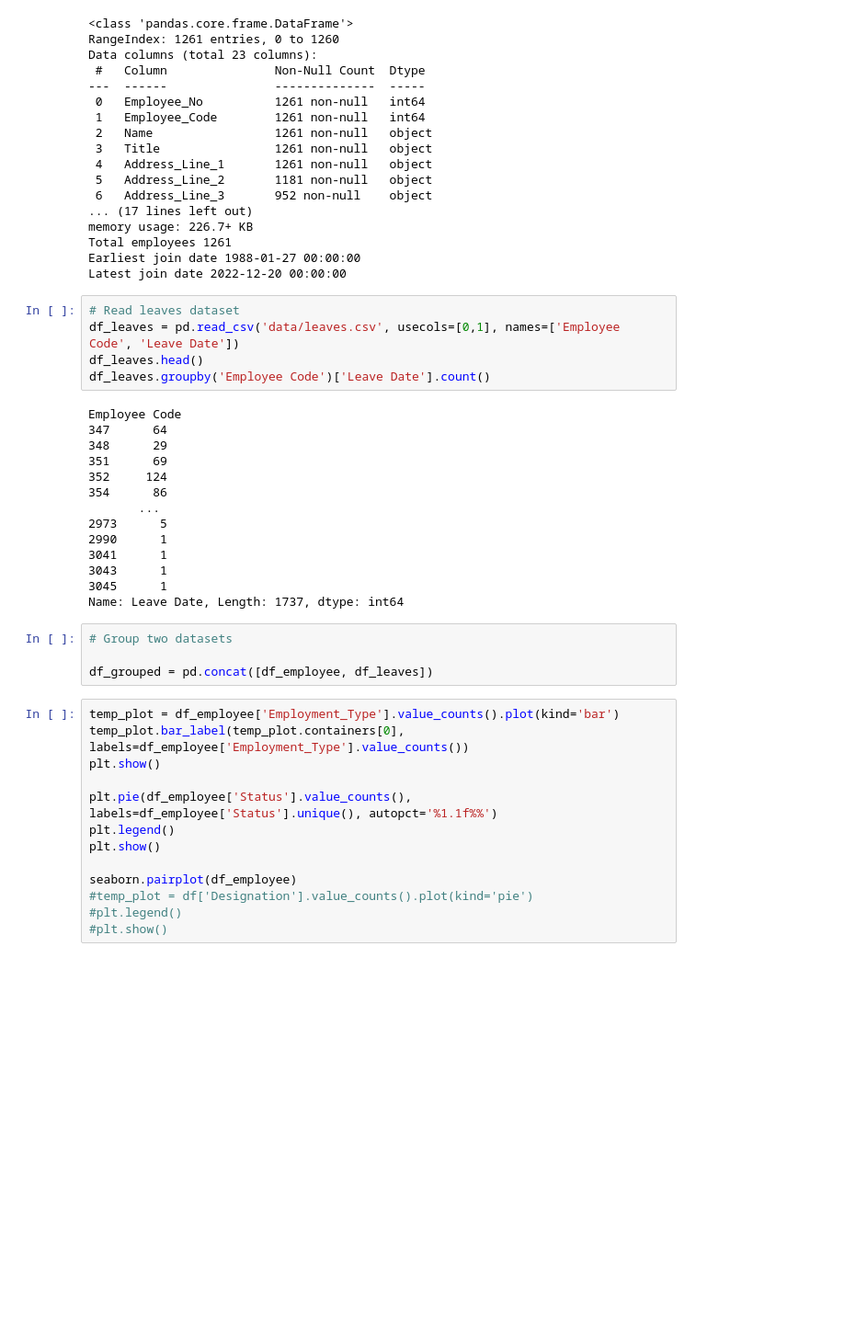
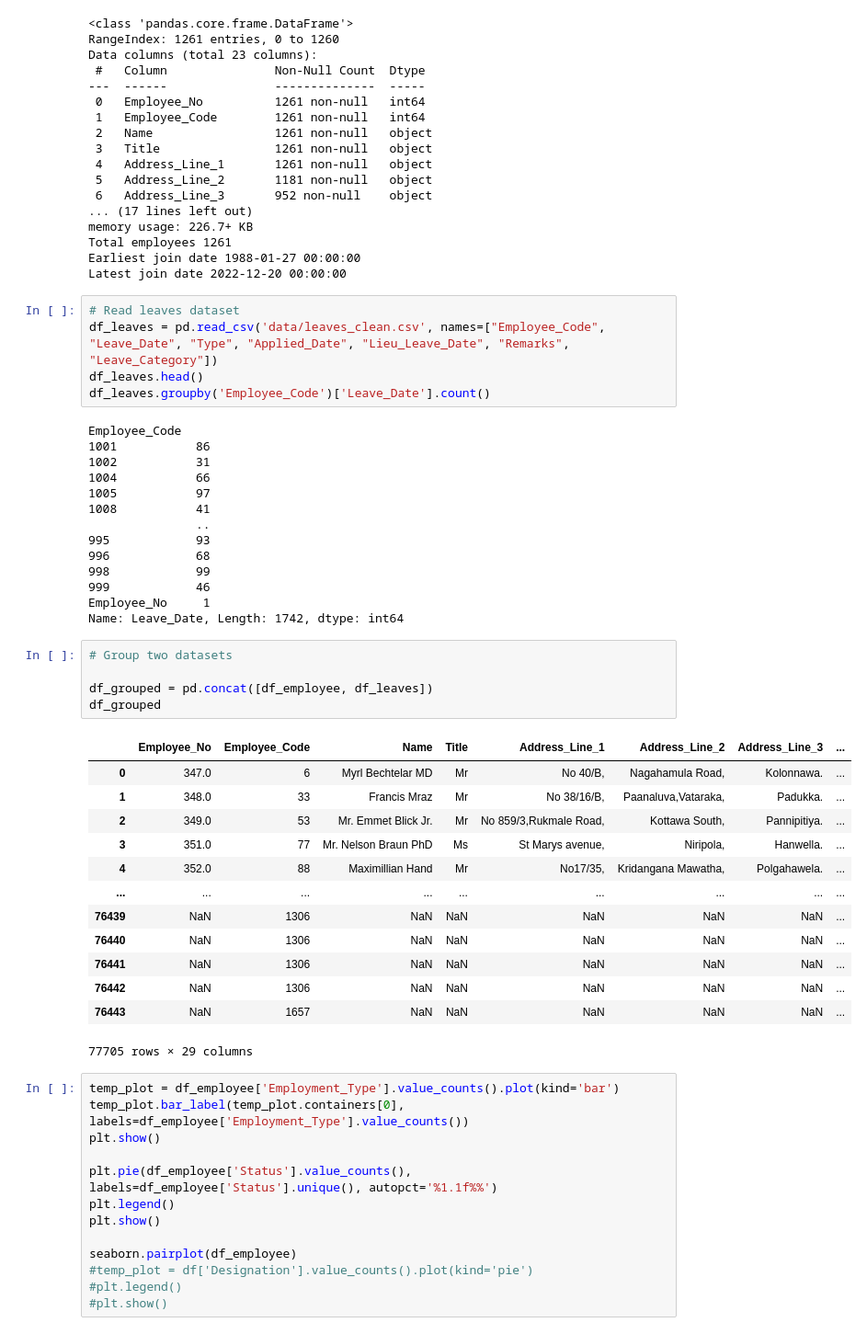
Before and after one commit to pcperera/attrition, a Jupyter notebook: descriptive-employee.ipynb, the cells around one changed output. Shown: that part at 92% size. Saved outputs shown, nothing was run; the diff lists cells and outputs as text; blank space fills up the shorter version.

Commit message:
Consuem leaves_clean.csv instead of leaves.csv dataset

```diff
--- a/descriptive-employee.ipynb
+++ b/descriptive-employee.ipynb
@@ -29,27 +29,42 @@ Earliest join date 1988-01-27 00:00:00
 Latest join date 2022-12-20 00:00:00
 # %%
 # Read leaves dataset
-df_leaves = pd.read_csv('data/leaves.csv', usecols=[0,1], names=['Employee Code', 'Leave Date'])
+df_leaves = pd.read_csv('data/leaves_clean.csv', names=["Employee_Code", "Leave_Date", "Type", "Applied_Date", "Lieu_Leave_Date", "Remarks", "Leave_Category"])
 df_leaves.head()
-df_leaves.groupby('Employee Code')['Leave Date'].count()
+df_leaves.groupby('Employee_Code')['Leave_Date'].count()
 # %% [output]
-Employee Code
-347      64
-348      29
-351      69
-352     124
-354      86
-       ...
-2973      5
-2990      1
-3041      1
-3043      1
-3045      1
-Name: Leave Date, Length: 1737, dtype: int64
+Employee_Code
+1001           86
+1002           31
+1004           66
+1005           97
+1008           41
+               ..
+995            93
+996            68
+998            99
+999            46
+Employee_No     1
+Name: Leave_Date, Length: 1742, dtype: int64
 # %%
 # Group two datasets
 
 df_grouped = pd.concat([df_employee, df_leaves])
+df_grouped
+# %% [output]
+|  | Employee_No | Employee_Code | Name | Title | Address_Line_1 | Address_Line_2 | Address_Line_3 | ... |
+| 0 | 347.0 | 6 | Myrl Bechtelar MD | Mr | No 40/B, | Nagahamula Road, | Kolonnawa. | ... |
+| 1 | 348.0 | 33 | Francis Mraz | Mr | No 38/16/B, | Paanaluva,Vataraka, | Padukka. | ... |
+| 2 | 349.0 | 53 | Mr. Emmet Blick Jr. | Mr | No 859/3,Rukmale Road, | Kottawa South, | Pannipitiya. | ... |
+| 3 | 351.0 | 77 | Mr. Nelson Braun PhD | Ms | St Marys avenue, | Niripola, | Hanwella. | ... |
+| 4 | 352.0 | 88 | Maximillian Hand | Mr | No17/35, | Kridangana Mawatha, | Polgahawela. | ... |
+| ... | ... | ... | ... | ... | ... | ... | ... | ... |
+| 76439 | NaN | 1306 | NaN | NaN | NaN | NaN | NaN | ... |
+| 76440 | NaN | 1306 | NaN | NaN | NaN | NaN | NaN | ... |
+| 76441 | NaN | 1306 | NaN | NaN | NaN | NaN | NaN | ... |
+| 76442 | NaN | 1306 | NaN | NaN | NaN | NaN | NaN | ... |
+| 76443 | NaN | 1657 | NaN | NaN | NaN | NaN | NaN | ... |
+77705 rows × 29 columns
 # %%
 temp_plot = df_employee['Employment_Type'].value_counts().plot(kind='bar')
 temp_plot.bar_label(temp_plot.containers[0], labels=df_employee['Employment_Type'].value_counts())
```
Also changed, not shown: 1 other file.
